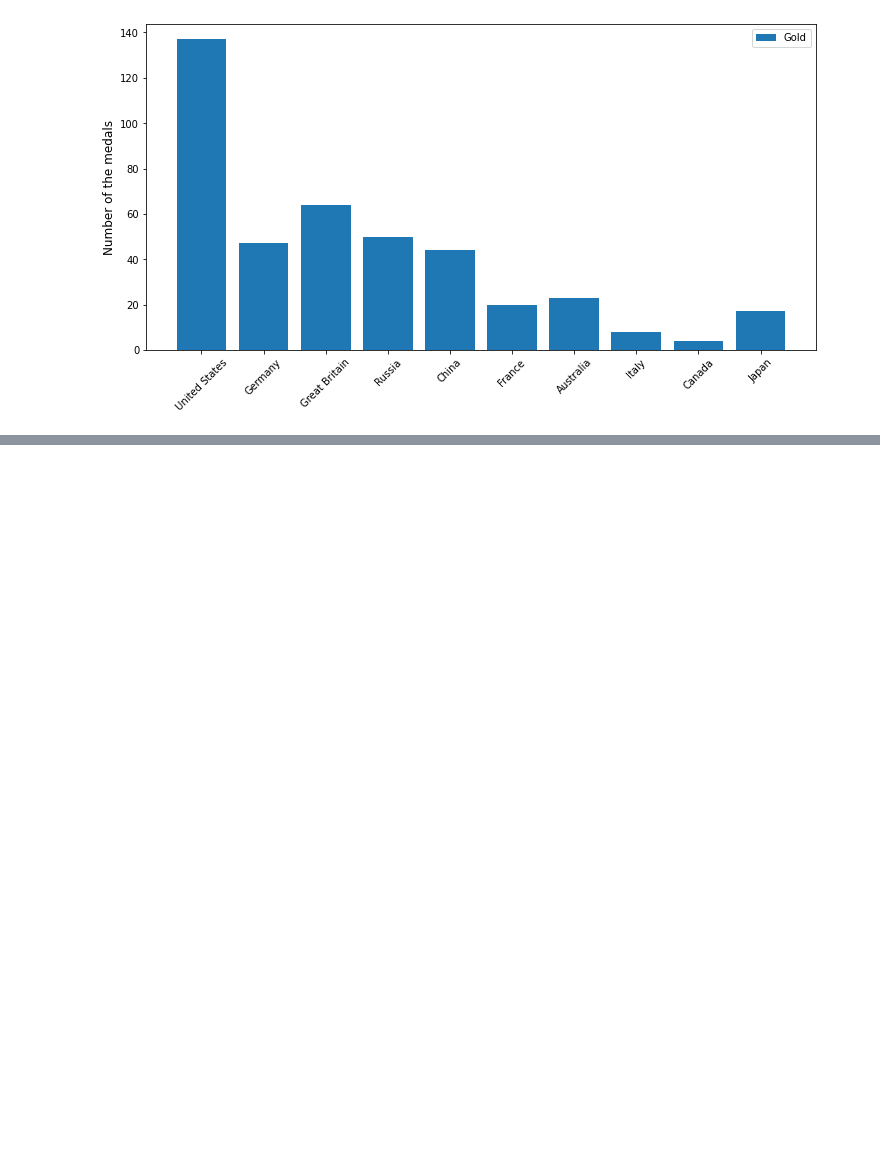
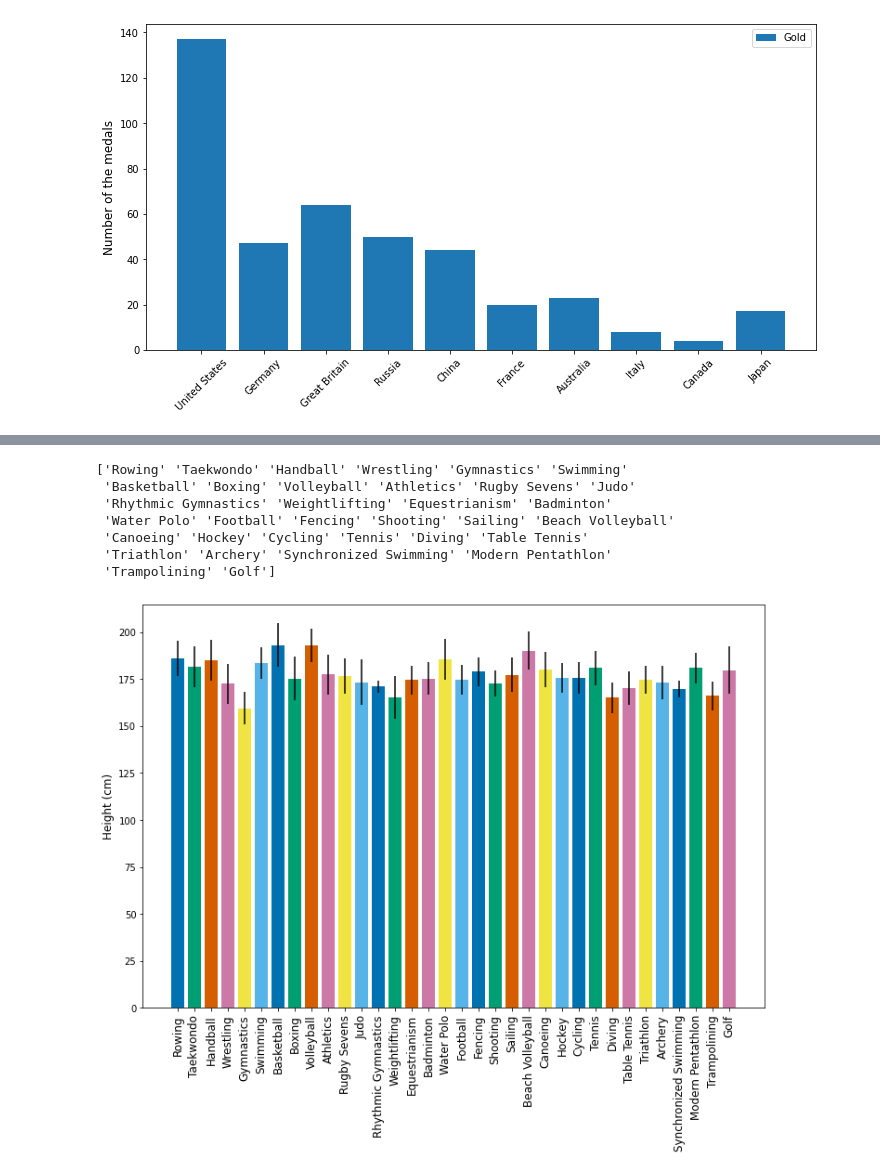
Before and after one commit to johnhhu2020/DataCamp-Data-Scientist-with-Python-Track, a Jupyter notebook: DataCamp Introduction to Data Visualization with Matplotlib.ipynb, the cells around one changed output, grey strips where cells are left out. Saved outputs shown, nothing was run; the diff lists cells and outputs as text; code cells hidden in the pictures; blank space fills up the shorter version.

```diff
--- a/DataCamp Introduction to Data Visualization with Matplotlib.ipynb
+++ b/DataCamp Introduction to Data Visualization with Matplotlib.ipynb
@@ -2286,0 +2404,46 @@ Japan              34    17      13
+# %%
+import pandas as pd
+import matplotlib.pyplot as plt
+
+
+summer_2016 = pd.read_csv('summer2016.csv')
+#print(summer_2016.head())
+
+
+#print(summer_2016['Sport'].unique())
+
+sports = summer_2016['Sport'].unique()
+print(sports)
+
+
+
+plt.style.use('seaborn-colorblind')
+
+fig, ax = plt.subplots(figsize=(12, 8))
+
+for i in sports:
+    sport_df = summer_2016[summer_2016['Sport'] == i]
+    ax.bar(i,
+           sport_df['Height'].mean(),
+           yerr=sport_df['Height'].std())
+
+
+ax.set_ylabel('Height (cm)', fontsize=12)
+
+# ***************************************************************************************************************** #
+ax.set_xticks(sports)  # UserWarning: FixedFormatter should only be used together with FixedLocator
+
+ax.set_xticklabels(sports, rotation=90, size=12)
+# ***************************************************************************************************************** #
+
+
+plt.show()
+# %% [output]
+['Rowing' 'Taekwondo' 'Handball' 'Wrestling' 'Gymnastics' 'Swimming'
+ 'Basketball' 'Boxing' 'Volleyball' 'Athletics' 'Rugby Sevens' 'Judo'
+ 'Rhythmic Gymnastics' 'Weightlifting' 'Equestrianism' 'Badminton'
+ 'Water Polo' 'Football' 'Fencing' 'Shooting' 'Sailing' 'Beach Volleyball'
+ 'Canoeing' 'Hockey' 'Cycling' 'Tennis' 'Diving' 'Table Tennis'
+ 'Triathlon' 'Archery' 'Synchronized Swimming' 'Modern Pentathlon'
+ 'Trampolining' 'Golf']
+[figure, added]
```
Also changed, not shown: parts of 11 cells of this notebook.
